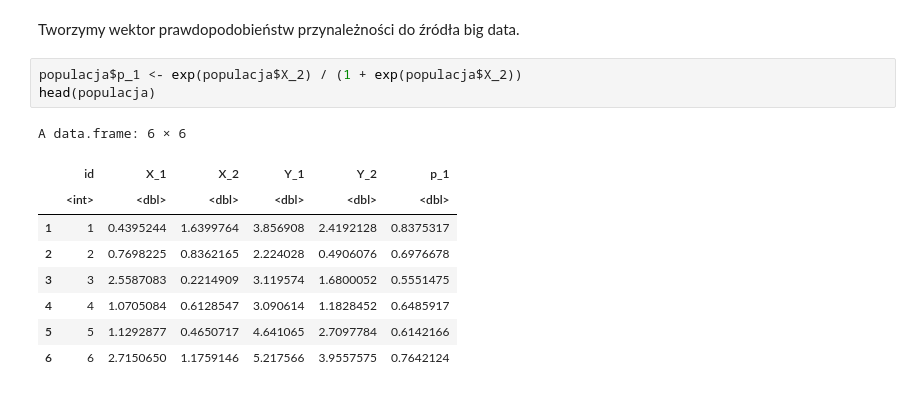
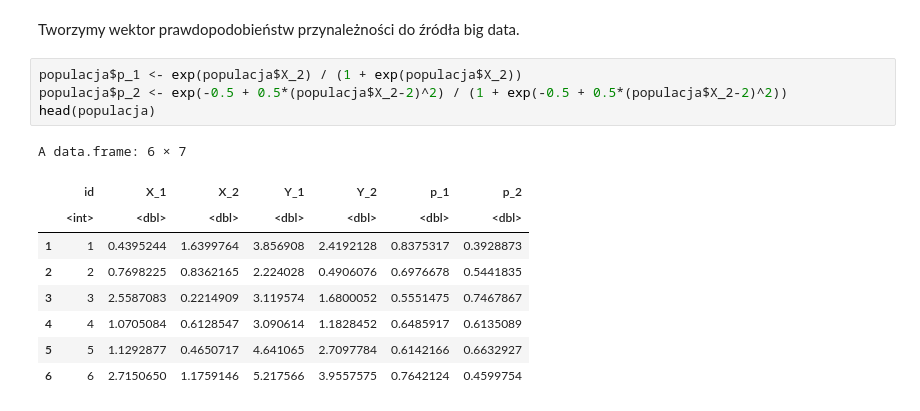
Before and after one commit to DepartmentOfStatisticsPUE/bi-2021, a Jupyter notebook: materialy-wyklady/bi_2021_03_15.ipynb, the cells around one changed output. Drawn from its saved outputs; the diff is of its cells as text.

```diff
--- a/materialy-wyklady/bi_2021_03_15.ipynb
+++ b/materialy-wyklady/bi_2021_03_15.ipynb
@@ -30,14 +30,15 @@ A data.frame: 6 × 5
 Tworzymy wektor prawdopodobieństw przynależności do źródła big data.
 # %%
 populacja$p_1 <- exp(populacja$X_2) / (1 + exp(populacja$X_2))
+populacja$p_2 <- exp(-0.5 + 0.5*(populacja$X_2-2)^2) / (1 + exp(-0.5 + 0.5*(populacja$X_2-2)^2))
 head(populacja)
 # %% [output]
-A data.frame: 6 × 6
+A data.frame: 6 × 7
-|  | id | X_1 | X_2 | Y_1 | Y_2 | p_1 |
-|  | <int> | <dbl> | <dbl> | <dbl> | <dbl> | <dbl> |
-| 1 | 1 | 0.4395244 | 1.6399764 | 3.856908 | 2.4192128 | 0.8375317 |
-| 2 | 2 | 0.7698225 | 0.8362165 | 2.224028 | 0.4906076 | 0.6976678 |
-| 3 | 3 | 2.5587083 | 0.2214909 | 3.119574 | 1.6800052 | 0.5551475 |
-| 4 | 4 | 1.0705084 | 0.6128547 | 3.090614 | 1.1828452 | 0.6485917 |
-| 5 | 5 | 1.1292877 | 0.4650717 | 4.641065 | 2.7097784 | 0.6142166 |
-| 6 | 6 | 2.7150650 | 1.1759146 | 5.217566 | 3.9557575 | 0.7642124 |
+|  | id | X_1 | X_2 | Y_1 | Y_2 | p_1 | p_2 |
+|  | <int> | <dbl> | <dbl> | <dbl> | <dbl> | <dbl> | <dbl> |
+| 1 | 1 | 0.4395244 | 1.6399764 | 3.856908 | 2.4192128 | 0.8375317 | 0.3928873 |
+| 2 | 2 | 0.7698225 | 0.8362165 | 2.224028 | 0.4906076 | 0.6976678 | 0.5441835 |
+| 3 | 3 | 2.5587083 | 0.2214909 | 3.119574 | 1.6800052 | 0.5551475 | 0.7467867 |
+| 4 | 4 | 1.0705084 | 0.6128547 | 3.090614 | 1.1828452 | 0.6485917 | 0.6135089 |
+| 5 | 5 | 1.1292877 | 0.4650717 | 4.641065 | 2.7097784 | 0.6142166 | 0.6632927 |
+| 6 | 6 | 2.7150650 | 1.1759146 | 5.217566 | 3.9557575 | 0.7642124 | 0.4599754 |
```
Also changed, not shown: parts of 11 cells of this notebook.
